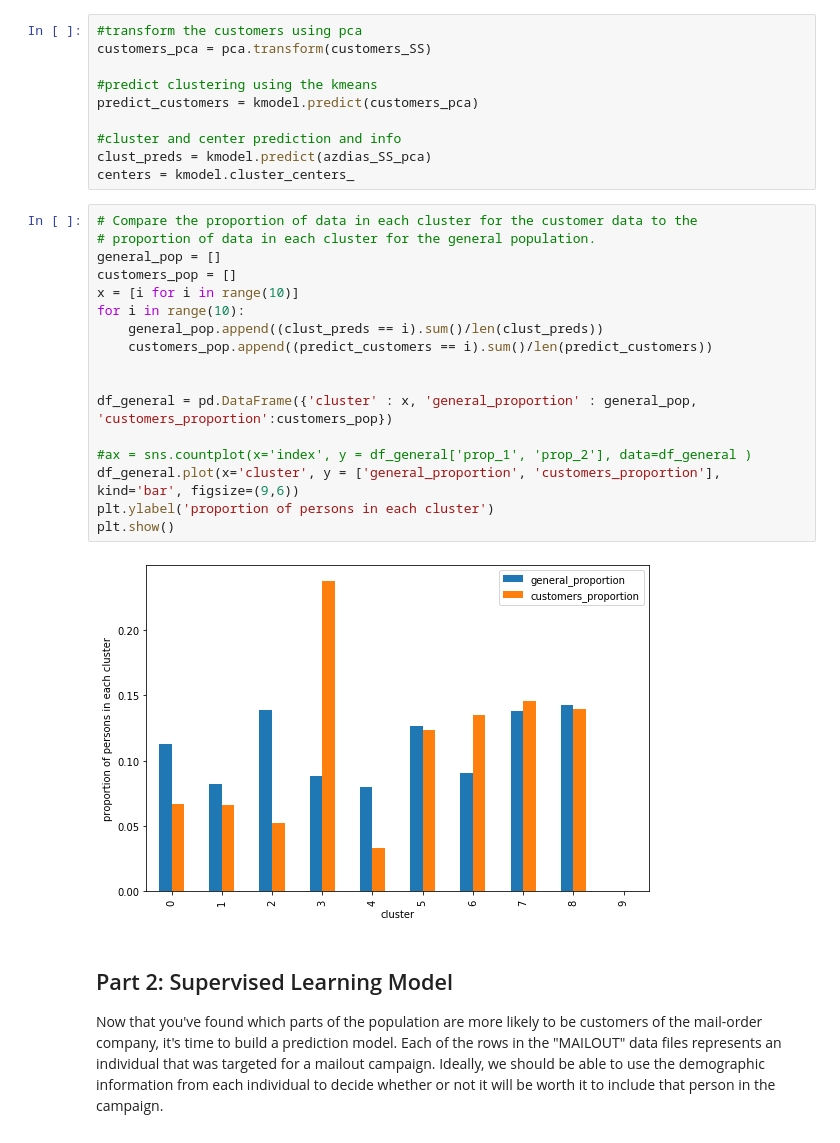
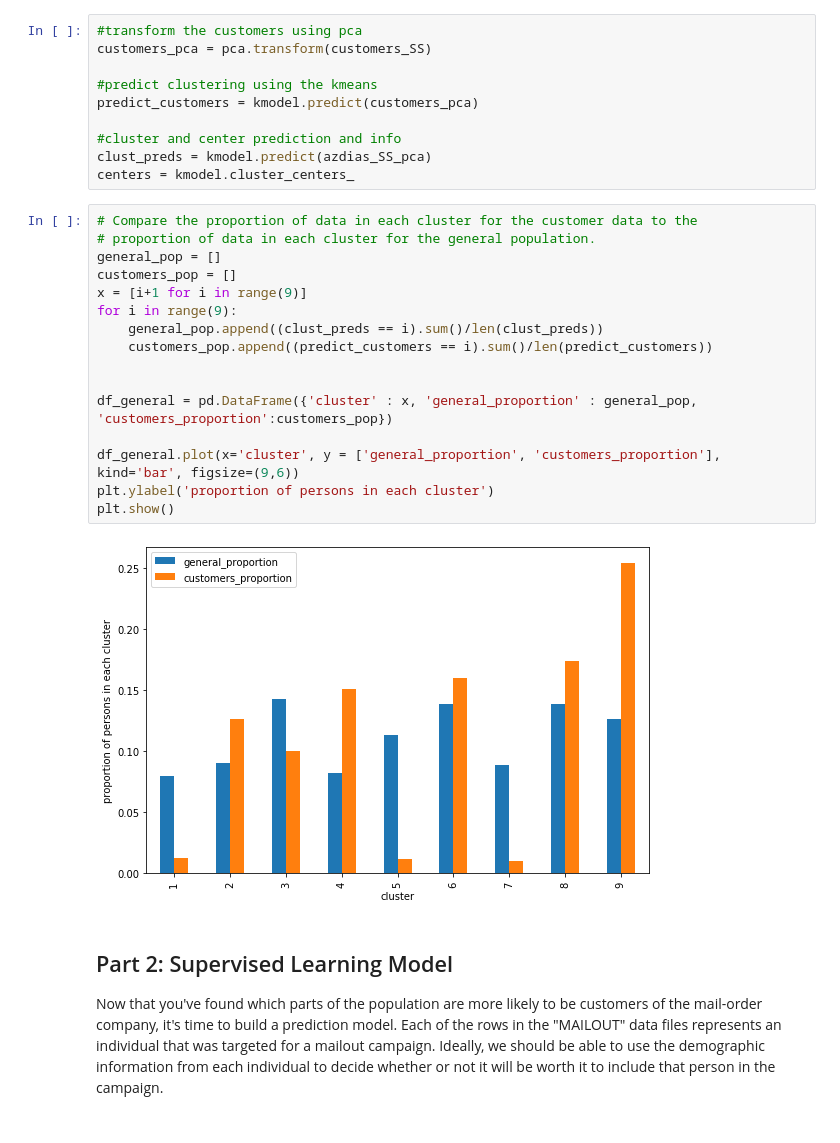
Before and after one commit to sousablde/Arvato-Bertelsmann-Customer-Acquisition, a Jupyter notebook: Arvato Project Workbook.ipynb, the cells around one changed output. Saved outputs shown, nothing was run; the diff lists cells and outputs as text.

```diff
--- a/Arvato Project Workbook.ipynb
+++ b/Arvato Project Workbook.ipynb
@@ -700,22 +699,21 @@ centers = kmodel.cluster_centers_
 # %%
 # Compare the proportion of data in each cluster for the customer data to the
 # proportion of data in each cluster for the general population.
 general_pop = []
 customers_pop = []
-x = [i for i in range(10)]
-for i in range(10):
+x = [i+1 for i in range(9)]
+for i in range(9):
     general_pop.append((clust_preds == i).sum()/len(clust_preds))
     customers_pop.append((predict_customers == i).sum()/len(predict_customers))
 
 
 df_general = pd.DataFrame({'cluster' : x, 'general_proportion' : general_pop, 'customers_proportion':customers_pop})
 
-#ax = sns.countplot(x='index', y = df_general['prop_1', 'prop_2'], data=df_general )
 df_general.plot(x='cluster', y = ['general_proportion', 'customers_proportion'], kind='bar', figsize=(9,6))
 plt.ylabel('proportion of persons in each cluster')
 plt.show()
 # %% [output]
-[figure, old version]
+[figure, new version]
 # %% [markdown]
 ## Part 2: Supervised Learning Model
 
```
Also changed, not shown: parts of 26 cells of this notebook, 2 other files.
